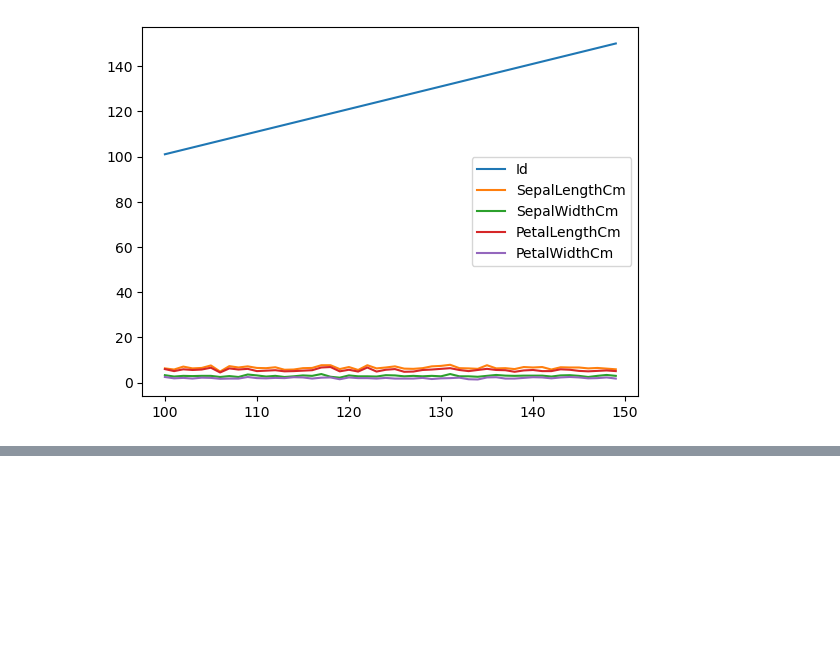
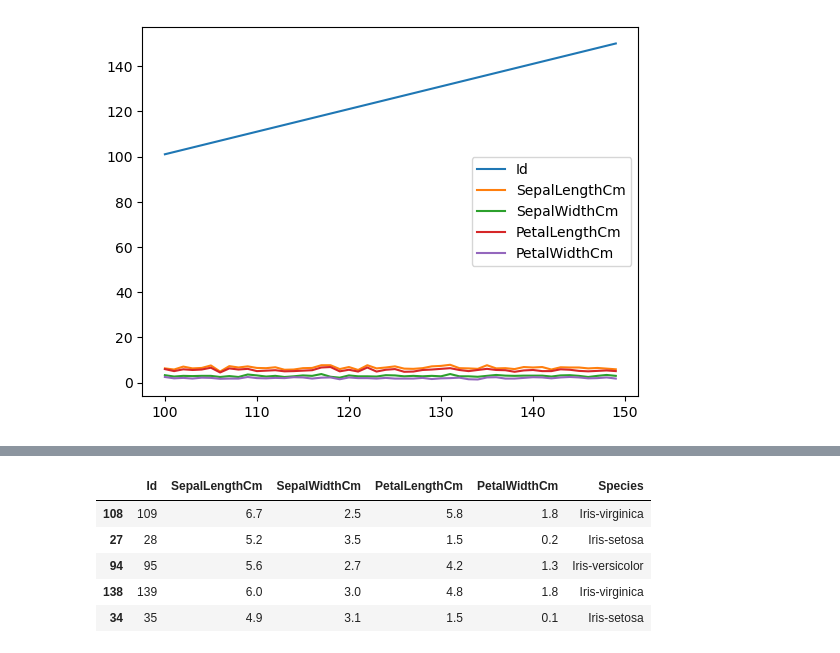
Before and after one commit to ankush-003/Learning-ML-Basics, a Jupyter notebook: CIE Workshop/Day1.ipynb, the cells around one changed output, grey strips where cells are left out. Drawn from its saved outputs; the diff is of its cells as text; code cells hidden in the pictures; blank space fills up the shorter version.

```diff
--- a/CIE Workshop/Day1.ipynb
+++ b/CIE Workshop/Day1.ipynb
@@ -156,0 +172,9 @@ plt.show()
+# %%
+df.sample(n=5)
+# %% [output]
+|  | Id | SepalLengthCm | SepalWidthCm | PetalLengthCm | PetalWidthCm | Species |
+| 108 | 109 | 6.7 | 2.5 | 5.8 | 1.8 | Iris-virginica |
+| 27 | 28 | 5.2 | 3.5 | 1.5 | 0.2 | Iris-setosa |
+| 94 | 95 | 5.6 | 2.7 | 4.2 | 1.3 | Iris-versicolor |
+| 138 | 139 | 6.0 | 3.0 | 4.8 | 1.8 | Iris-virginica |
+| 34 | 35 | 4.9 | 3.1 | 1.5 | 0.1 | Iris-setosa |
```
Also changed, not shown: parts of 7 cells of this notebook.
